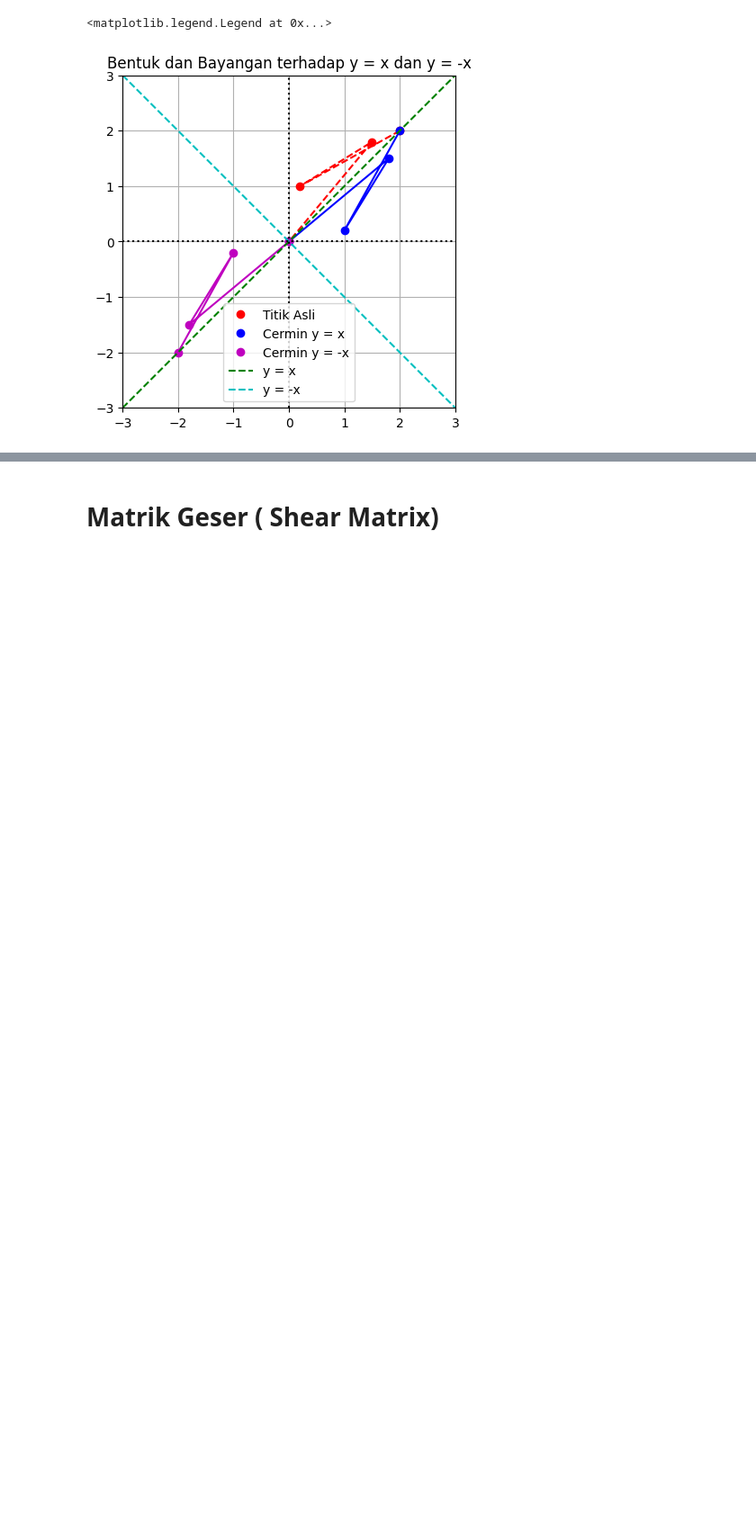
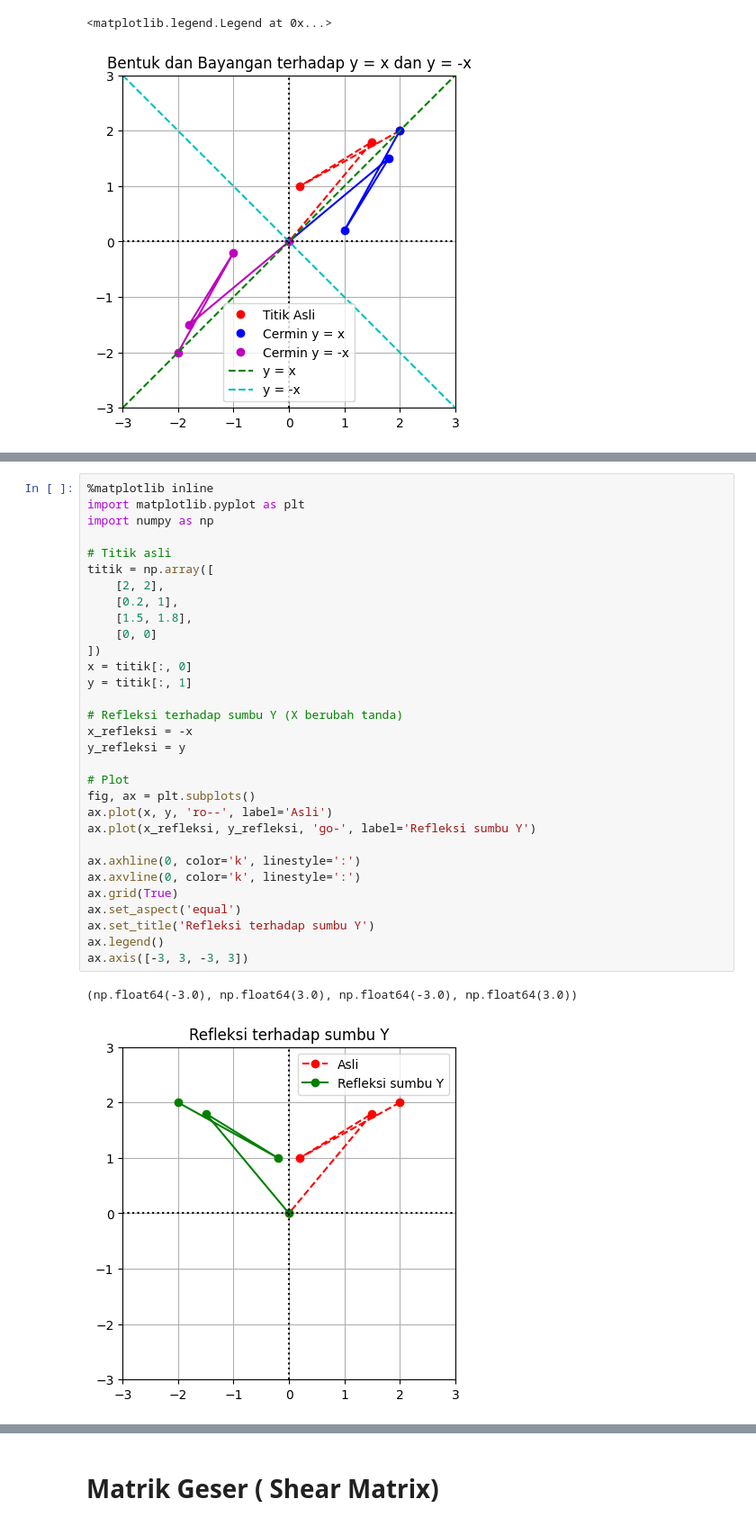
Before and after one commit to Fyrev/KAL, a Jupyter notebook: _sources/transformasi linier.ipynb, the cells around one changed output, grey strips where cells are left out. Shown at 90% size. Cells and saved outputs as stored; diff of their text form; blank space fills up the shorter version.

```diff
--- a/_sources/transformasi linier.ipynb
+++ b/_sources/transformasi linier.ipynb
@@ -324,0 +364,34 @@ ax.legend()
+# %%
+%matplotlib inline
+import matplotlib.pyplot as plt
+import numpy as np
+
+# Titik asli
+titik = np.array([
+    [2, 2],
+    [0.2, 1],
+    [1.5, 1.8],
+    [0, 0]
+])
+x = titik[:, 0]
+y = titik[:, 1]
+
+# Refleksi terhadap sumbu Y (X berubah tanda)
+x_refleksi = -x
+y_refleksi = y
+
+# Plot
+fig, ax = plt.subplots()
+ax.plot(x, y, 'ro--', label='Asli')
+ax.plot(x_refleksi, y_refleksi, 'go-', label='Refleksi sumbu Y')
+
+ax.axhline(0, color='k', linestyle=':')
+ax.axvline(0, color='k', linestyle=':')
+ax.grid(True)
+ax.set_aspect('equal')
+ax.set_title('Refleksi terhadap sumbu Y')
+ax.legend()
+ax.axis([-3, 3, -3, 3])
+# %% [output]
+(np.float64(-3.0), np.float64(3.0), np.float64(-3.0), np.float64(3.0))
+[figure, added]
```
Also changed, not shown: parts of 3 cells of this notebook, 5 other files.
